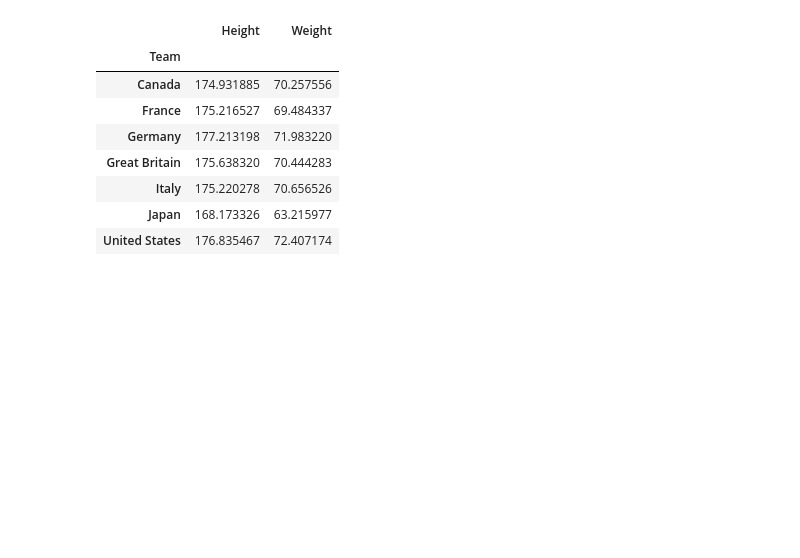
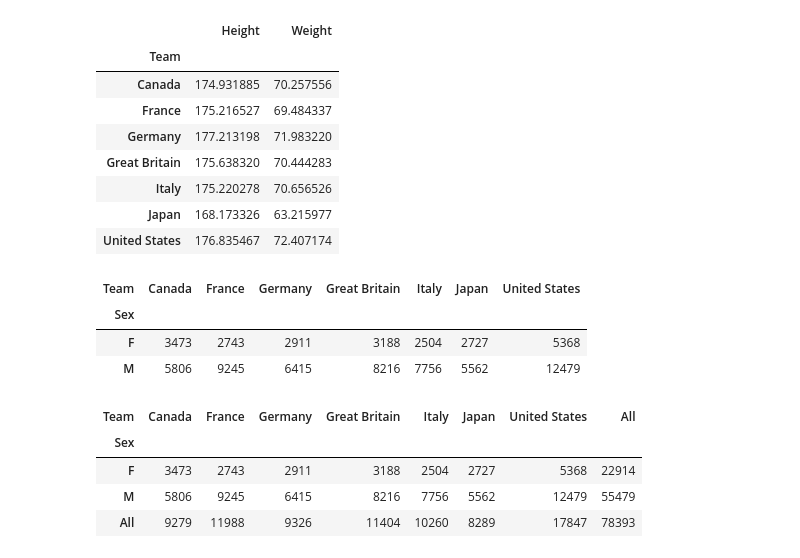
Before and after one commit to opagani/2024-08Aug-21-grouping, a Jupyter notebook: LernerPython - 2024-08Aug-21-grouping.ipynb, the cells around one changed output. Cells and saved outputs as stored; diff of their text form; code cells hidden in the pictures; blank space fills up the shorter version.

```diff
--- a/LernerPython - 2024-08Aug-21-grouping.ipynb
+++ b/LernerPython - 2024-08Aug-21-grouping.ipynb
@@ -835,3 +835,31 @@ df.groupby('Team')[['Height', 'Weight']].mean()
 | United States | 176.835467 | 72.407174 |
 # %%
 # 3. Create a pivot table showing the number of male/female athletes from each G7 country.
+
+(
+    df
+    .pivot_table(columns='Team',
+                 index='Sex',
+                 aggfunc='count',
+                 values='ID')
+)
+# %% [output]
+| Team | Canada | France | Germany | Great Britain | Italy | Japan | United States |
+| Sex |  |  |  |  |  |  |  |
+| F | 3473 | 2743 | 2911 | 3188 | 2504 | 2727 | 5368 |
+| M | 5806 | 9245 | 6415 | 8216 | 7756 | 5562 | 12479 |
+# %%
+(
+    df
+    .pivot_table(columns='Team',
+                 index='Sex',
+                 aggfunc='count',
+                 values='ID',
+                margins=True)
+)
+# %% [output]
+| Team | Canada | France | Germany | Great Britain | Italy | Japan | United States | All |
+| Sex |  |  |  |  |  |  |  |  |
+| F | 3473 | 2743 | 2911 | 3188 | 2504 | 2727 | 5368 | 22914 |
+| M | 5806 | 9245 | 6415 | 8216 | 7756 | 5562 | 12479 | 55479 |
+| All | 9279 | 11988 | 9326 | 11404 | 10260 | 8289 | 17847 | 78393 |
```
Also changed, not shown: parts of 1 cell of this notebook.
